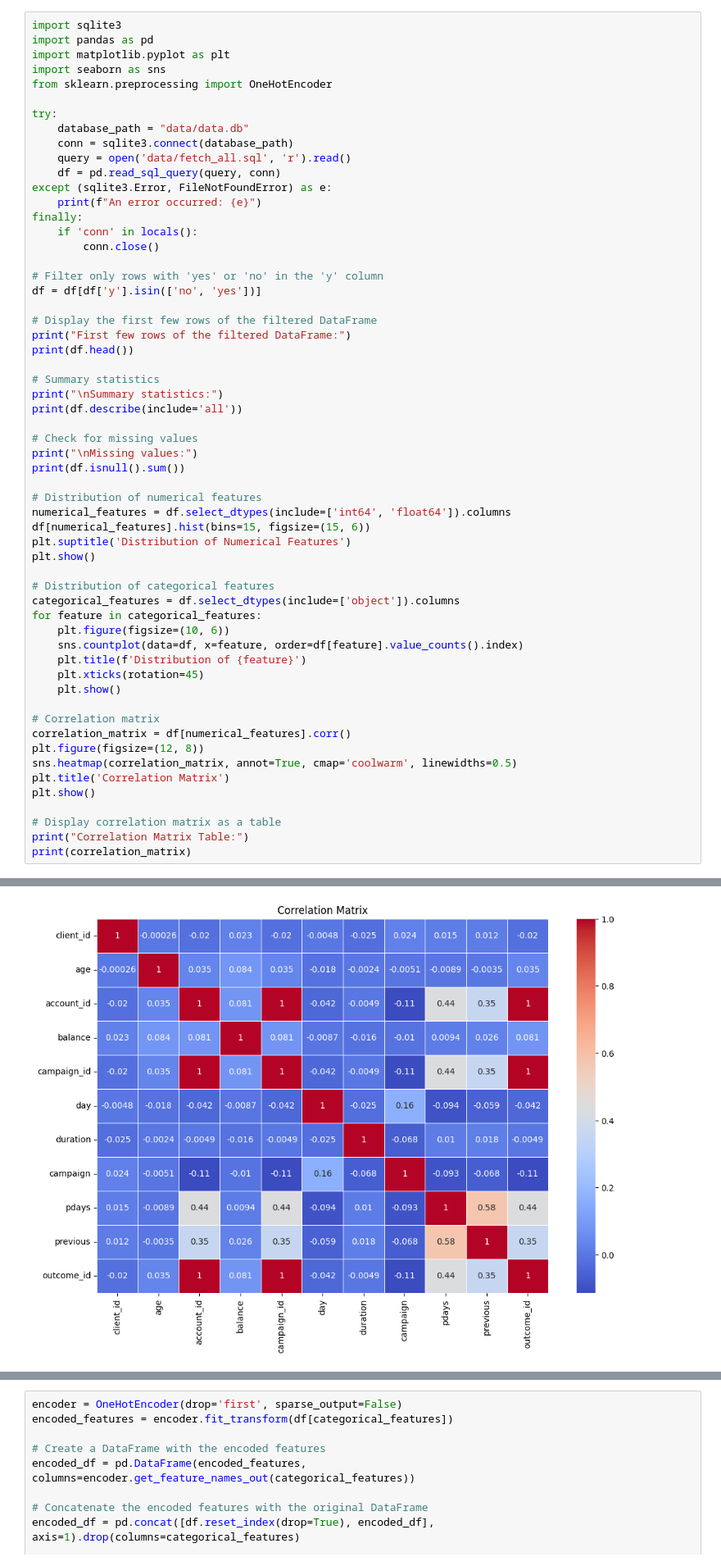
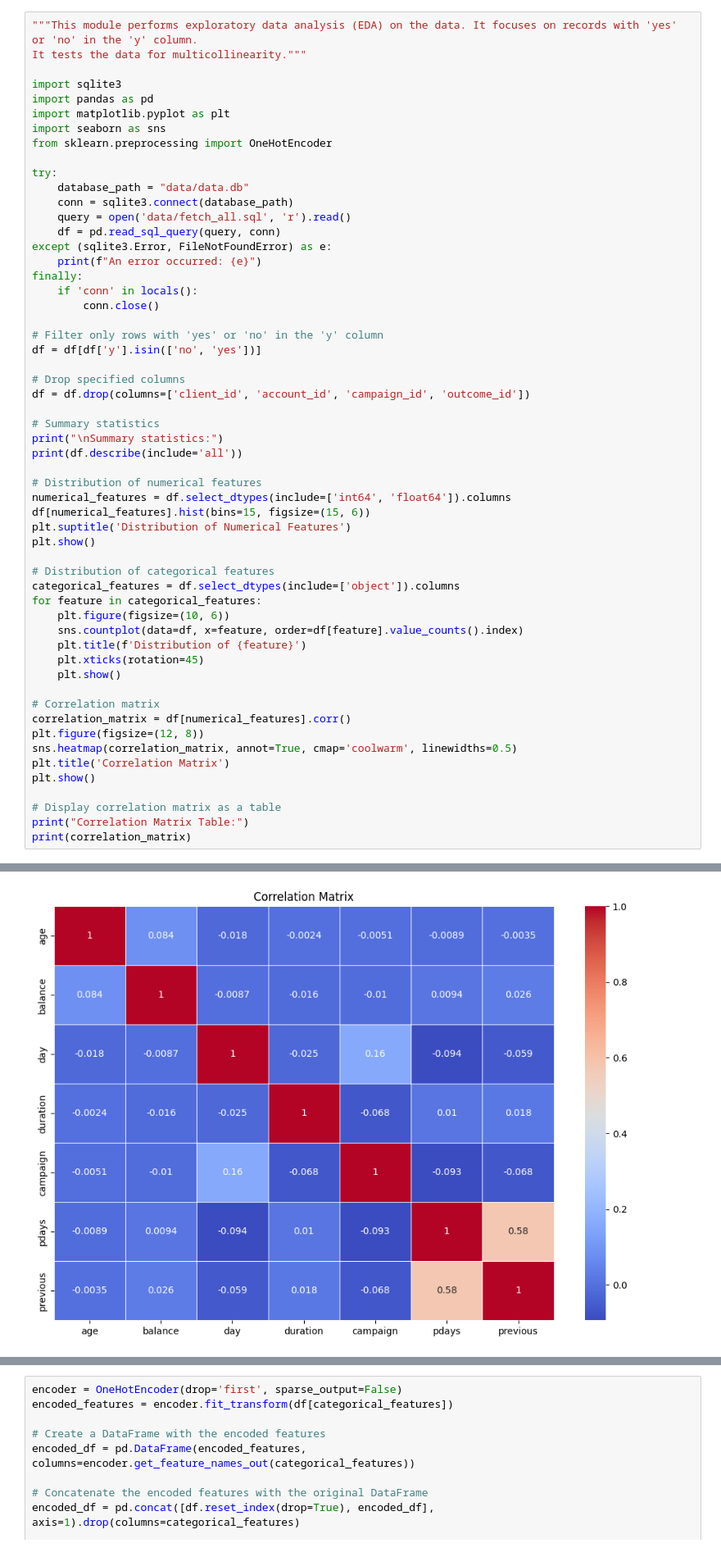
Before and after one commit to spyingcyclops/vijl, a Jupyter notebook: campaign.ipynb, the cells around one changed output, grey strips where cells are left out. Shown at 82% size. Drawn from its saved outputs; the diff is of its cells as text.

```diff
--- a/campaign.ipynb
+++ b/campaign.ipynb
@@ -1,4 +1,7 @@
 # %%
+"""This module performs exploratory data analysis (EDA) on the data. It focuses on records with 'yes' or 'no' in the 'y' column.
+It tests the data for multicollinearity."""
+
 import sqlite3
 import pandas as pd
 import matplotlib.pyplot as plt
@@ -19,17 +22,12 @@ finally:
 # Filter only rows with 'yes' or 'no' in the 'y' column
 df = df[df['y'].isin(['no', 'yes'])]
 
-# Display the first few rows of the filtered DataFrame
-print("First few rows of the filtered DataFrame:")
-print(df.head())
+# Drop specified columns
+df = df.drop(columns=['client_id', 'account_id', 'campaign_id', 'outcome_id'])
 
 # Summary statistics
 print("\nSummary statistics:")
 print(df.describe(include='all'))
-
-# Check for missing values
-print("\nMissing values:")
-print(df.isnull().sum())
 
 # Distribution of numerical features
 numerical_features = df.select_dtypes(include=['int64', 'float64']).columns
@@ -78,12 +76,12 @@ dtype: int64
 [figure]
 [figure]
 [figure]
 [figure]
 [figure]
 [figure]
 [figure]
 [figure]
 [figure]
 [figure]
-[figure, old version]
+[figure, new version]
 Correlation Matrix Table:
```
Also changed, not shown: parts of 2 cells of this notebook.
